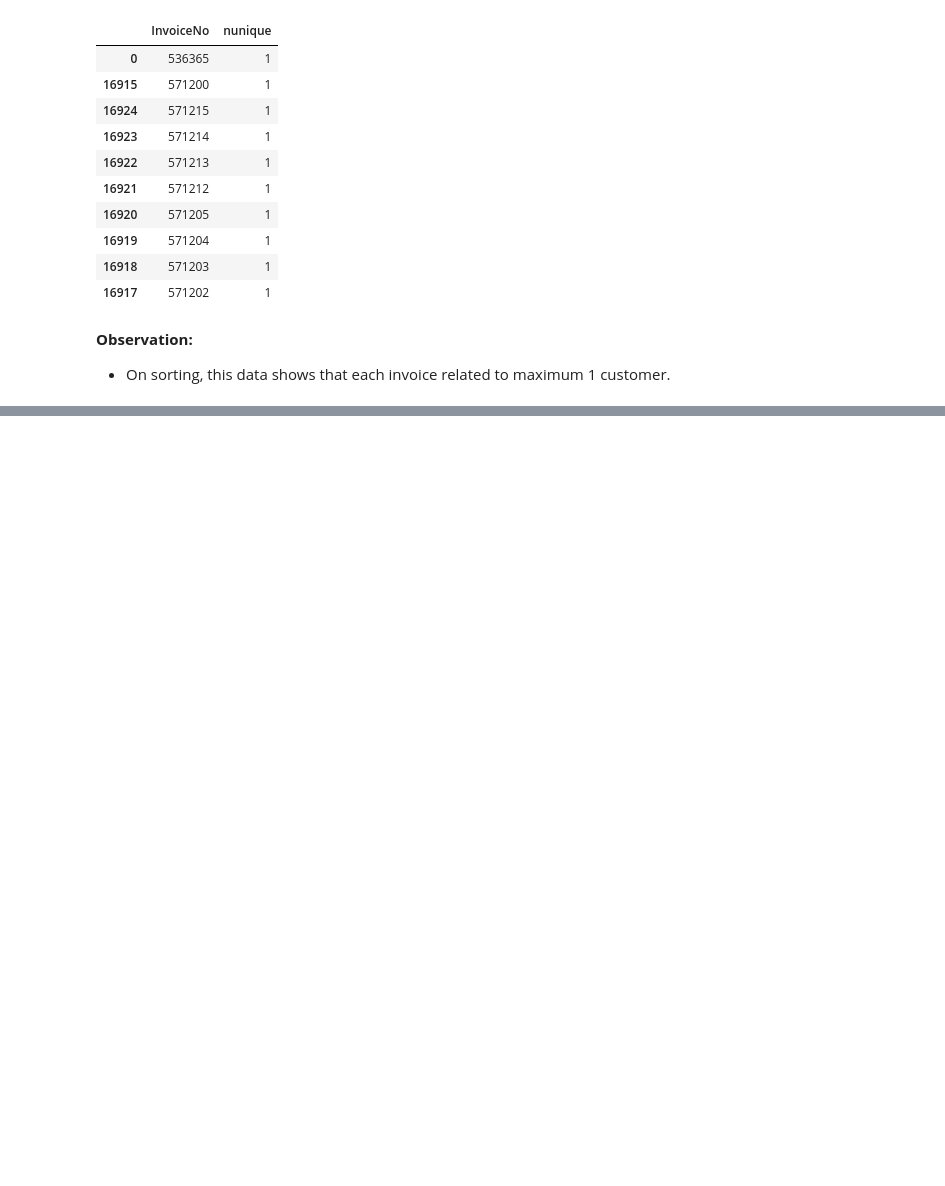
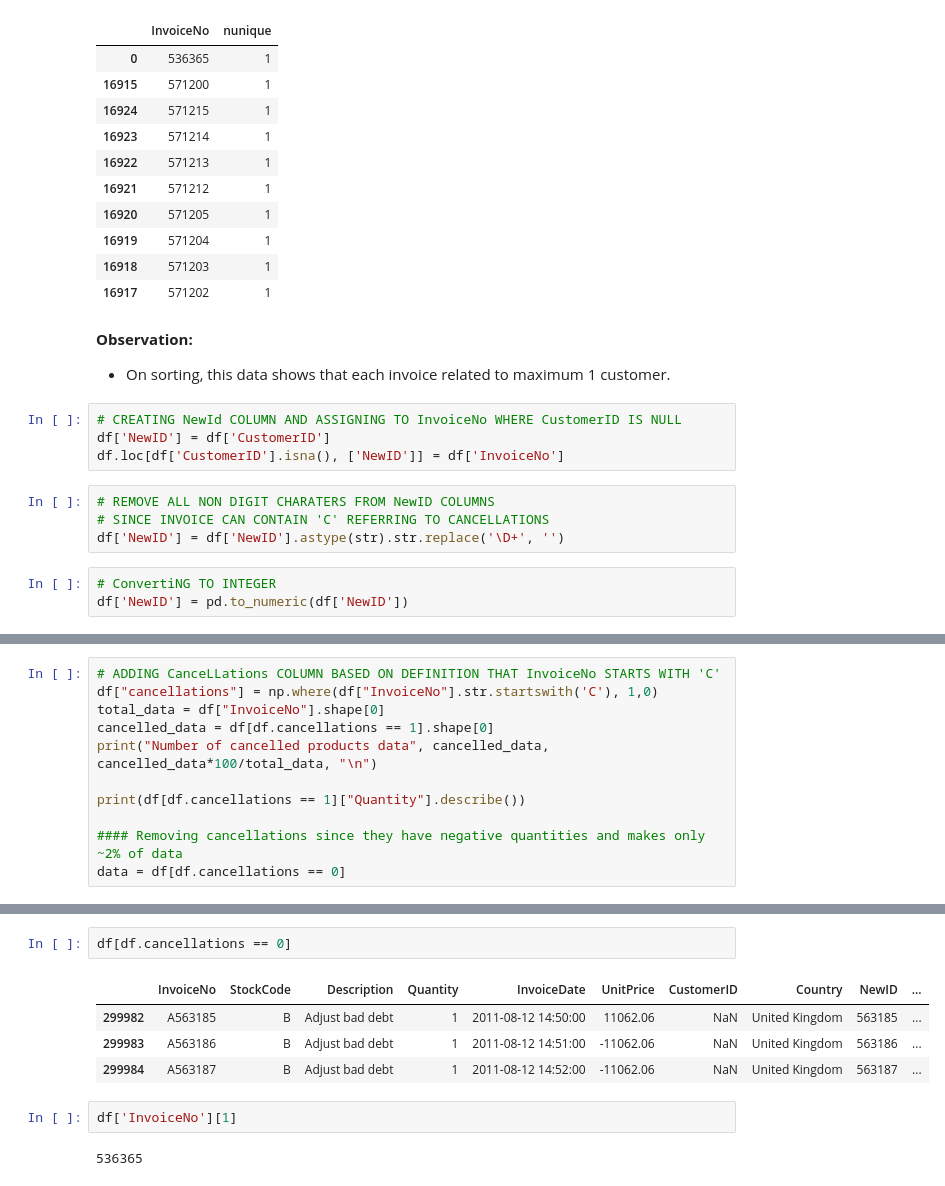
Before and after one commit to anupstar100/UML-Capston_Project-Customer_Segmentation, a Jupyter notebook: UML_Capston_Project_Online_Retail_Customer_Segmentation.ipynb, the cells around one changed output, grey strips where cells are left out. Drawn from its saved outputs; the diff is of its cells as text; blank space fills up the shorter version.

```diff
--- a/UML_Capston_Project_Online_Retail_Customer_Segmentation.ipynb
+++ b/UML_Capston_Project_Online_Retail_Customer_Segmentation.ipynb
@@ -204,3 +204,14 @@ df.groupby(['InvoiceNo'])['CustomerID'].nunique().reset_index(name = 'nunique').
 # %% [markdown]
 **Observation:**
 * On sorting, this data shows that each invoice related to maximum 1 customer.
+# %%
+# CREATING NewId COLUMN AND ASSIGNING TO InvoiceNo WHERE CustomerID IS NULL
+df['NewID'] = df['CustomerID']
+df.loc[df['CustomerID'].isna(), ['NewID']] = df['InvoiceNo']
+# %%
+# REMOVE ALL NON DIGIT CHARATERS FROM NewID COLUMNS
+# SINCE INVOICE CAN CONTAIN 'C' REFERRING TO CANCELLATIONS
+df['NewID'] = df['NewID'].astype(str).str.replace('\D+', '')
+# %%
+# ConvertiNG TO INTEGER
+df['NewID'] = pd.to_numeric(df['NewID'])
@@ -206,0 +241,11 @@ df.groupby(['InvoiceNo'])['CustomerID'].nunique().reset_index(name = 'nunique').
+# %%
+# ADDING CanceLLations COLUMN BASED ON DEFINITION THAT InvoiceNo STARTS WITH 'C'
+df["cancellations"] = np.where(df["InvoiceNo"].str.startswith('C'), 1,0)
+total_data = df["InvoiceNo"].shape[0]
+cancelled_data = df[df.cancellations == 1].shape[0]
+print("Number of cancelled products data", cancelled_data, cancelled_data*100/total_data, "\n")
+
+print(df[df.cancellations == 1]["Quantity"].describe())
+
+#### Removing cancellations since they have negative quantities and makes only ~2% of data
+data = df[df.cancellations == 0]
@@ -206,0 +264,11 @@ df.groupby(['InvoiceNo'])['CustomerID'].nunique().reset_index(name = 'nunique').
+# %%
+df[df.cancellations == 0]
+# %% [output]
+|  | InvoiceNo | StockCode | Description | Quantity | InvoiceDate | UnitPrice | CustomerID | Country | NewID | ... |
+| 299982 | A563185 | B | Adjust bad debt | 1 | 2011-08-12 14:50:00 | 11062.06 | NaN | United Kingdom | 563185 | ... |
+| 299983 | A563186 | B | Adjust bad debt | 1 | 2011-08-12 14:51:00 | -11062.06 | NaN | United Kingdom | 563186 | ... |
+| 299984 | A563187 | B | Adjust bad debt | 1 | 2011-08-12 14:52:00 | -11062.06 | NaN | United Kingdom | 563187 | ... |
+# %%
+df['InvoiceNo'][1]
+# %% [output]
+536365
```
Also changed, not shown: parts of 9 cells of this notebook.
